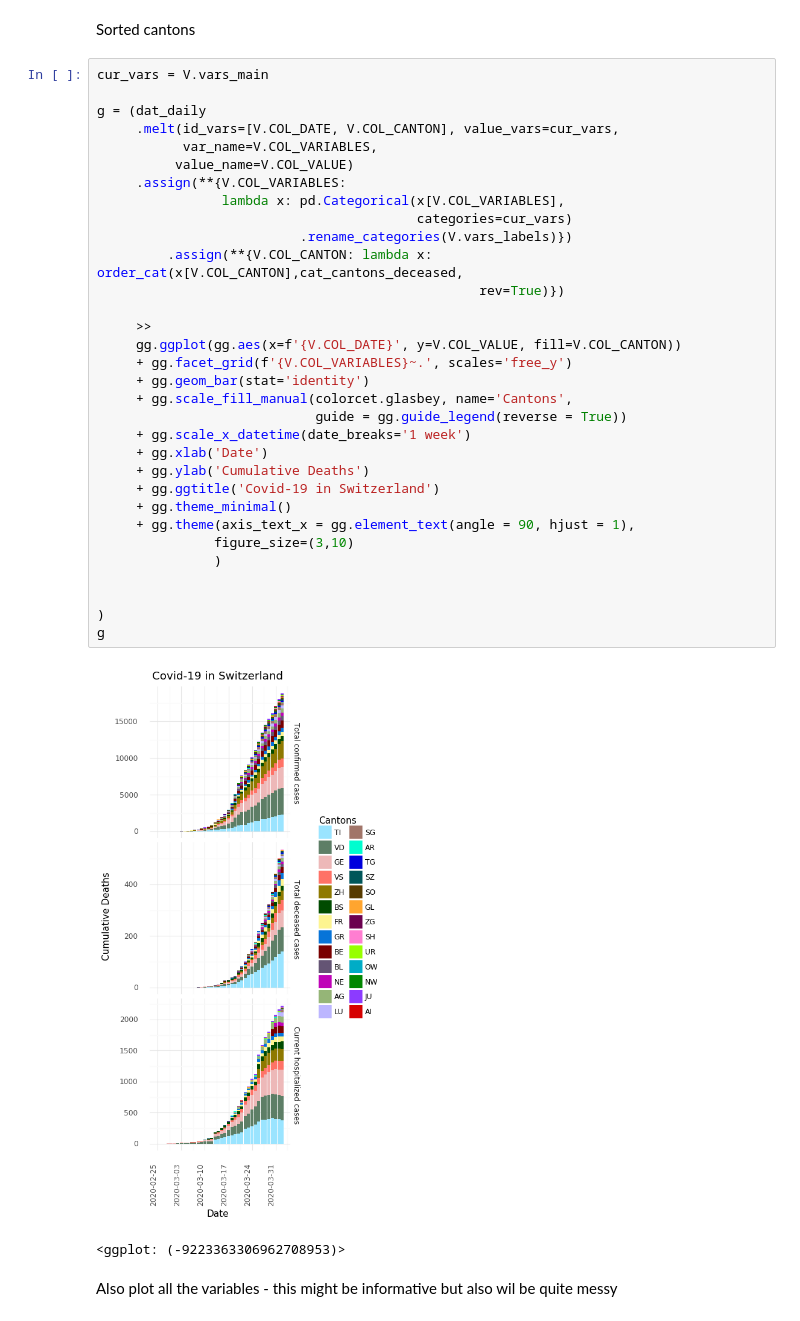
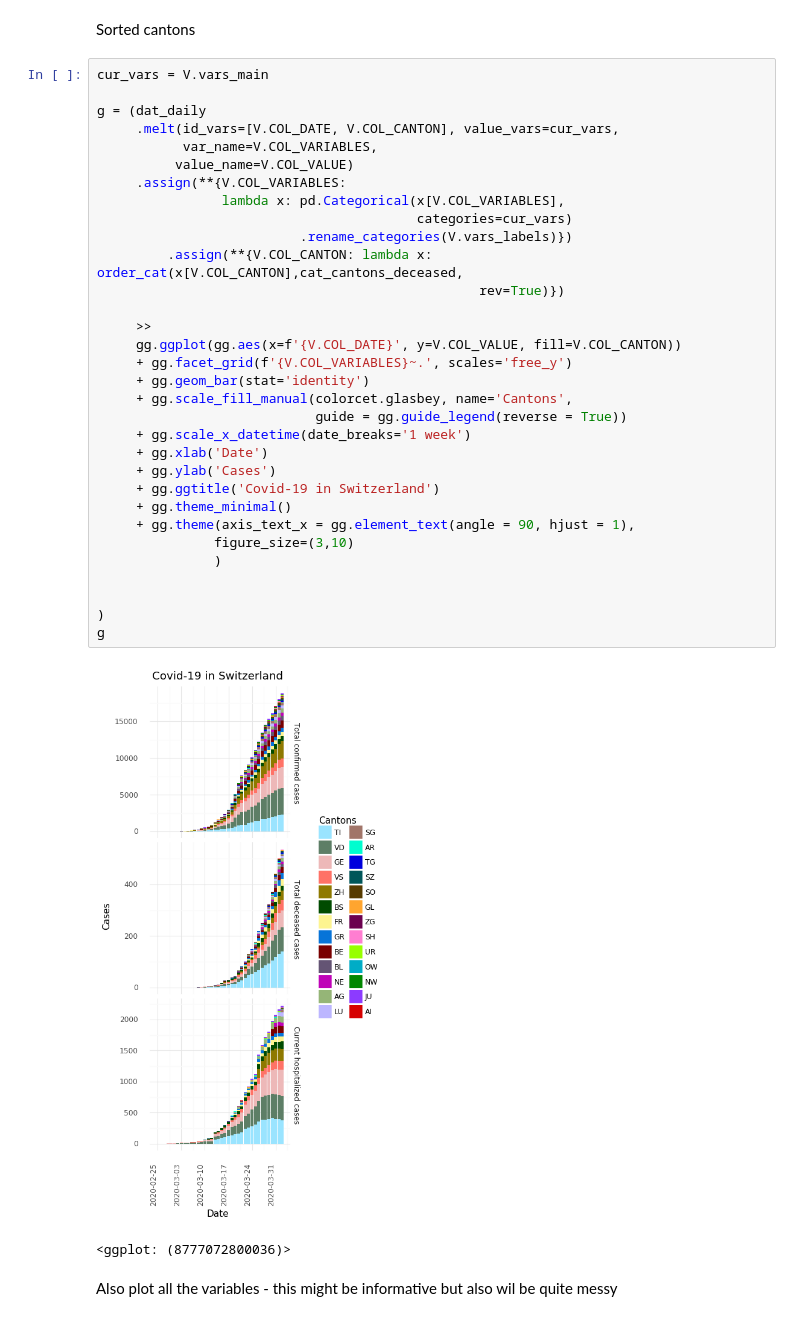
Before and after one commit to votti/covid-viz, a Jupyter notebook: data_switzerland_overview.ipynb, the cells around one changed output. Drawn from its saved outputs; the diff is of its cells as text.

```diff
--- a/data_switzerland_overview.ipynb
+++ b/data_switzerland_overview.ipynb
@@ -225,36 +225,36 @@ cur_vars = V.vars_main
 
 g = (dat_daily
      .melt(id_vars=[V.COL_DATE, V.COL_CANTON], value_vars=cur_vars,
            var_name=V.COL_VARIABLES,
           value_name=V.COL_VALUE)
      .assign(**{V.COL_VARIABLES:
                 lambda x: pd.Categorical(x[V.COL_VARIABLES],
                                          categories=cur_vars)
                           .rename_categories(V.vars_labels)})
          .assign(**{V.COL_CANTON: lambda x: order_cat(x[V.COL_CANTON],cat_cantons_deceased,
                                                  rev=True)})
 
      >>
      gg.ggplot(gg.aes(x=f'{V.COL_DATE}', y=V.COL_VALUE, fill=V.COL_CANTON))
      + gg.facet_grid(f'{V.COL_VARIABLES}~.', scales='free_y')
      + gg.geom_bar(stat='identity')
      + gg.scale_fill_manual(colorcet.glasbey, name='Cantons',
                             guide = gg.guide_legend(reverse = True))
      + gg.scale_x_datetime(date_breaks='1 week')
      + gg.xlab('Date')
-     + gg.ylab('Cumulative Deaths')
+     + gg.ylab('Cases')
      + gg.ggtitle('Covid-19 in Switzerland')
      + gg.theme_minimal()
      + gg.theme(axis_text_x = gg.element_text(angle = 90, hjust = 1),
                figure_size=(3,10)
                )
 
 
 )
 g
 # %% [output]
-[figure, old version]
+[figure, new version]
-<ggplot: (-9223363306962708953)>
+<ggplot: (8777072800036)>
 # %% [markdown]
 Also plot all the variables - this might be informative but also wil be quite messy
 # %%
```
Also changed, not shown: parts of 7 cells of this notebook, 1 other file.
